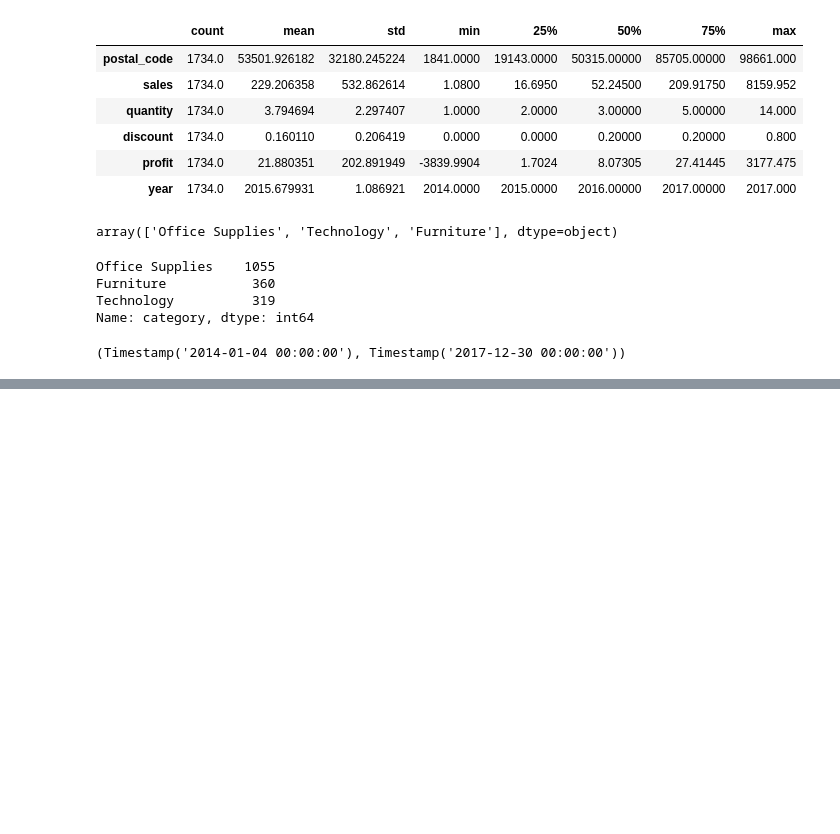
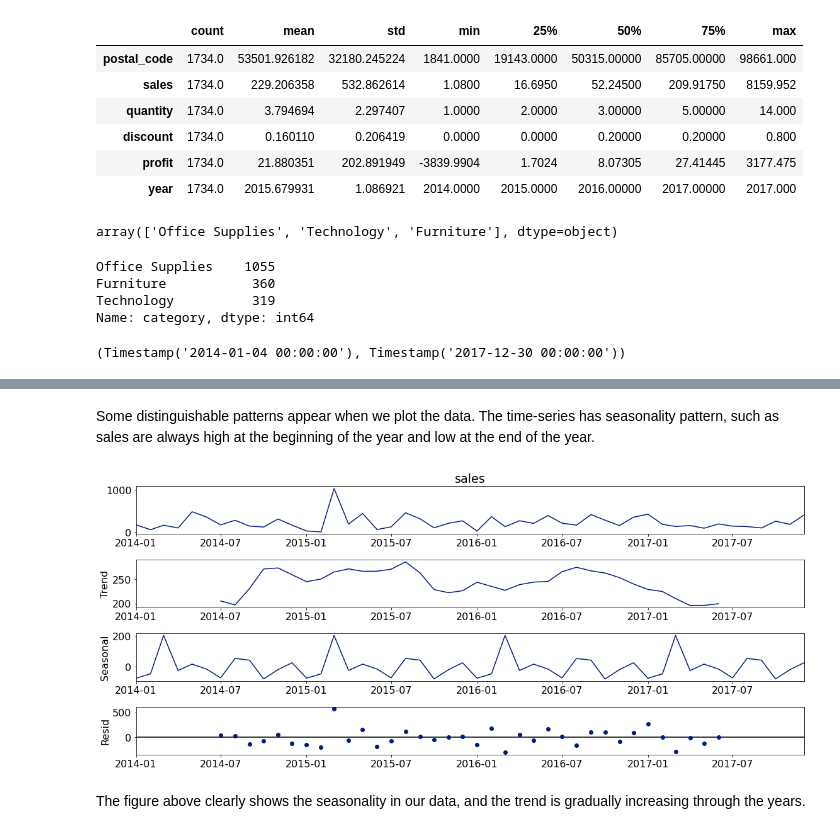
Before and after one commit to Kristofer-Rivera-and-Oliver-Ton/time_series_project, a Jupyter notebook: first_notebook.ipynb, the cells around one changed output, grey strips where cells are left out. Drawn from its saved outputs; the diff is of its cells as text; code cells hidden in the pictures; blank space fills up the shorter version.

```diff
--- a/first_notebook.ipynb
+++ b/first_notebook.ipynb
@@ -167,0 +180,10 @@ plt.show()
+# %% [markdown]
+Some distinguishable patterns appear when we plot the data. The time-series has seasonality pattern, such as sales are always high at the beginning of the year and low at the end of the year.
+# %%
+# Using decomposition that allows us to decompose our time series into three distinct components: trend, seasonality, and noise.
+sm.tsa.seasonal_decompose(monthly).plot()
+None
+# %% [output]
+[figure, added]
+# %% [markdown]
+The figure above clearly shows the seasonality in our data, and the trend is gradually increasing through the years.
```
Also changed, not shown: parts of 23 cells of this notebook.
